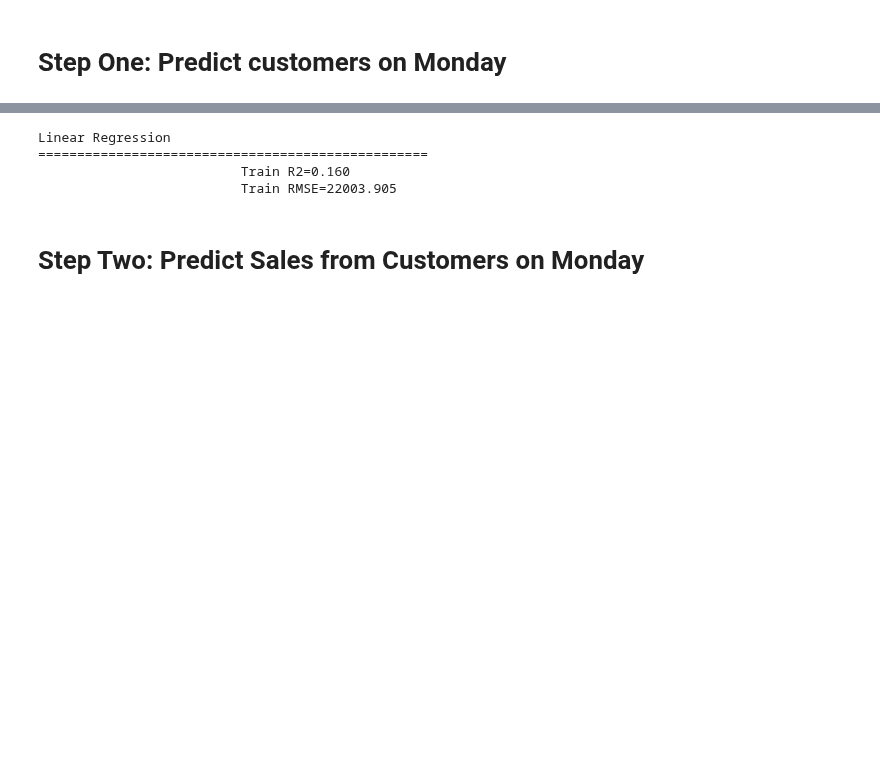
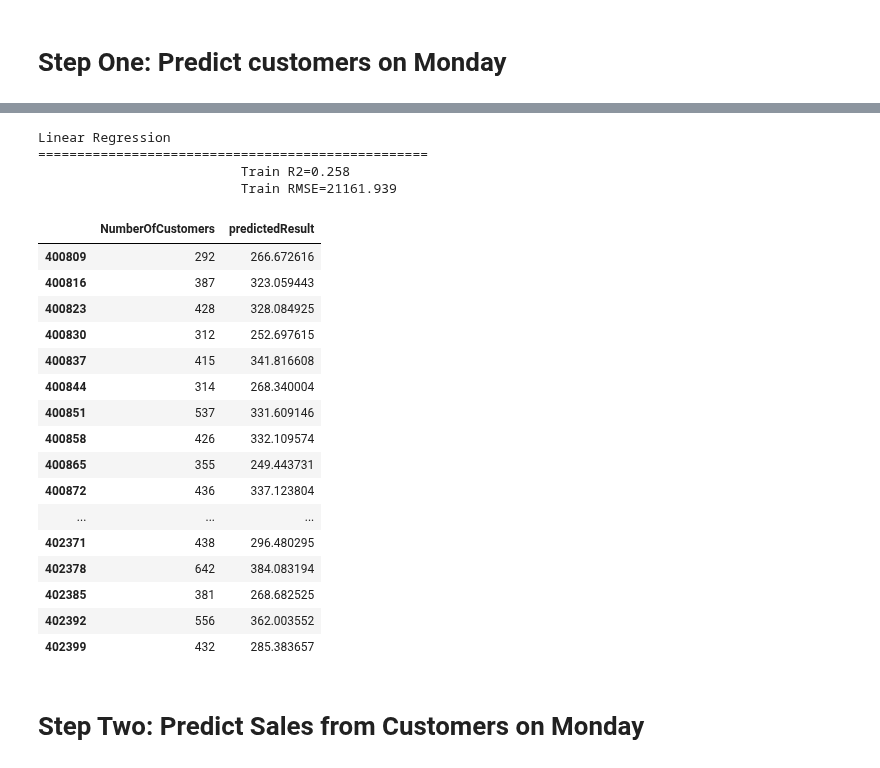
Before and after one commit to Trik17/DMTM_2018, a Jupyter notebook: Polimi Competition/BellaCopia-Bellissima-FED.ipynb, the cells around one changed output, grey strips where cells are left out. Drawn from its saved outputs; the diff is of its cells as text; code cells hidden in the pictures; blank space fills up the shorter version.

```diff
--- a/Polimi Competition/BellaCopia-Bellissima-FED.ipynb
+++ b/Polimi Competition/BellaCopia-Bellissima-FED.ipynb
@@ -434,7 +448,7 @@ def rmse_cv(model, sales_train, target, random_state=12345678):
     rmse= np.sqrt(-cross_val_score(model, sales_train, target, scoring="neg_mean_squared_error", cv =KFold(10, shuffle=True, random_state=random_state)))
     return(rmse)
 # %%
-simple_model = LinearRegression()
+simple_model = Ridge(alpha=1.0)
 simple_model.fit(train_set, train_target)
 
 predicted_test_target = simple_model.predict(test_set)
@@ -452,10 +466,30 @@ print("\t                  Train RMSE=%.3f"%(rmse_simple_train))
 # %% [output]
 Linear Regression
 ==================================================
-                          Train R2=0.160
-                          Train RMSE=22003.905
+                          Train R2=0.258
+                          Train RMSE=21161.939
 # %%
 result = pd.DataFrame(data = test_target)
 result['predictedResult'] = predicted_test_target
+pd.set_option('display.max_rows', 500)
+result.head(200)
+# %% [output]
+|  | NumberOfCustomers | predictedResult |
+| 400809 | 292 | 266.672616 |
+| 400816 | 387 | 323.059443 |
+| 400823 | 428 | 328.084925 |
+| 400830 | 312 | 252.697615 |
+| 400837 | 415 | 341.816608 |
+| 400844 | 314 | 268.340004 |
+| 400851 | 537 | 331.609146 |
+| 400858 | 426 | 332.109574 |
+| 400865 | 355 | 249.443731 |
+| 400872 | 436 | 337.123804 |
+| ... | ... | ... |
+| 402371 | 438 | 296.480295 |
+| 402378 | 642 | 384.083194 |
+| 402385 | 381 | 268.682525 |
+| 402392 | 556 | 362.003552 |
+| 402399 | 432 | 285.383657 |
 # %% [markdown]
 # Step Two: Predict Sales from Customers on Monday
```
Also changed, not shown: parts of 14 cells of this notebook, 1 other file.
